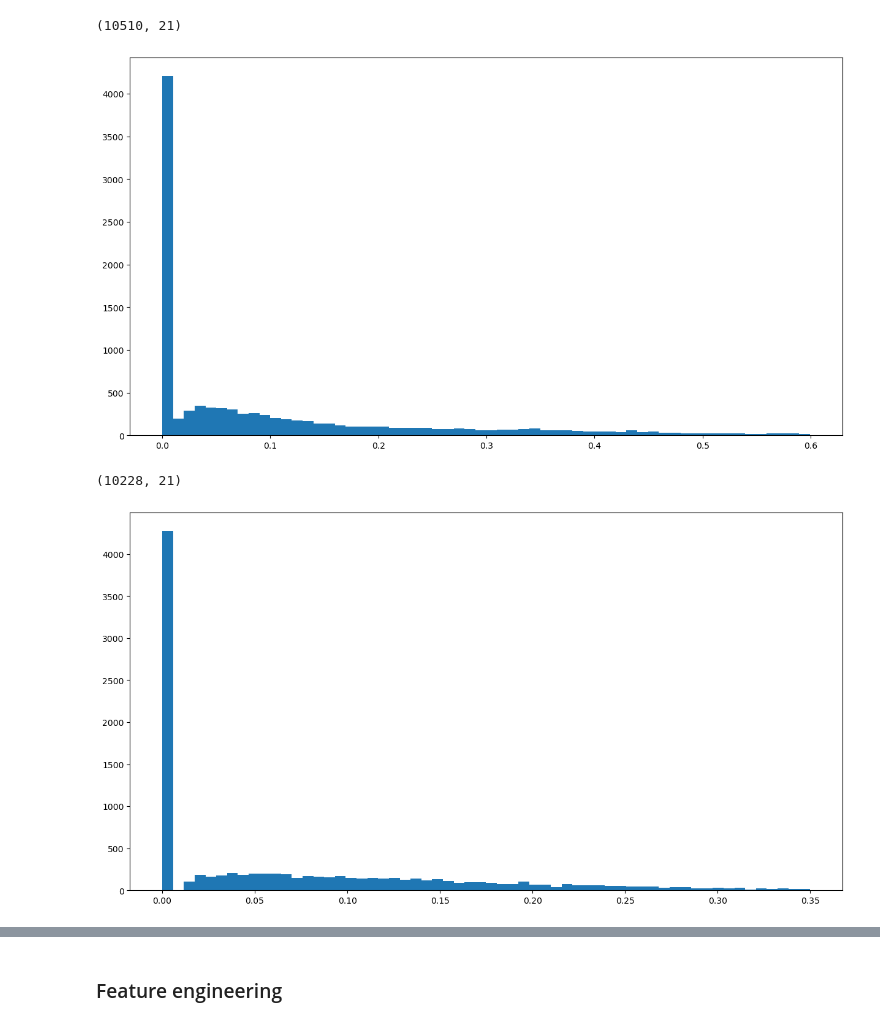
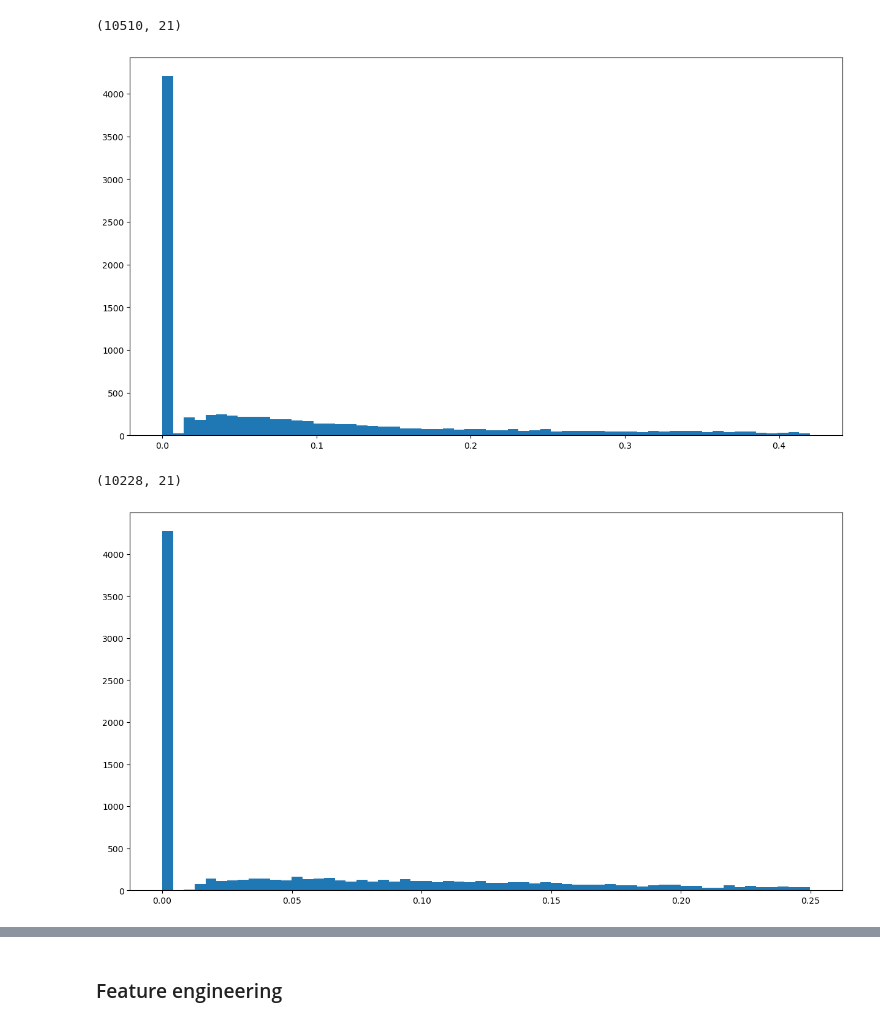
Before and after one commit to Tuwaiq-DS-ML-bootcamp-V-8/Usecase-7, a Jupyter notebook: EDA explain template.ipynb, the cells around one changed output, grey strips where cells are left out. Saved outputs shown, nothing was run; the diff lists cells and outputs as text; code cells hidden in the pictures.

```diff
--- a/EDA explain template.ipynb
+++ b/EDA explain template.ipynb
@@ -284,9 +284,9 @@ plt.figure(figsize=(15,8))
 
 #Show goals outliers  if goals < 0.6 i will take it
 
-plt.hist(df[df['goals'] < 0.6]['goals'], bins=60);
+plt.hist(df[df['goals'] <= 0.42]['goals'], bins=60);
 # %% [output]
-[figure, old version]
+[figure, new version]
 # %%
 #Filter goals outliers  if goals < 0.6 i will take it
 
@@ -298,13 +298,13 @@ df.shape
 # %%
 plt.figure(figsize=(15,8))
 
 
 #Show assists outliers  if assists < 0.35 i will take it
 
-plt.hist(df[df['assists'] < 0.35]['assists'] ,bins=60)
+plt.hist(df[df['assists'] < 0.25]['assists'] ,bins=60)
 plt.show()
 # %% [output]
-[figure, old version]
+[figure, new version]
 # %%
 #Filter assists outliers  if assists < 0.35 i will take it
 
```
Also changed, not shown: parts of 37 cells of this notebook.
